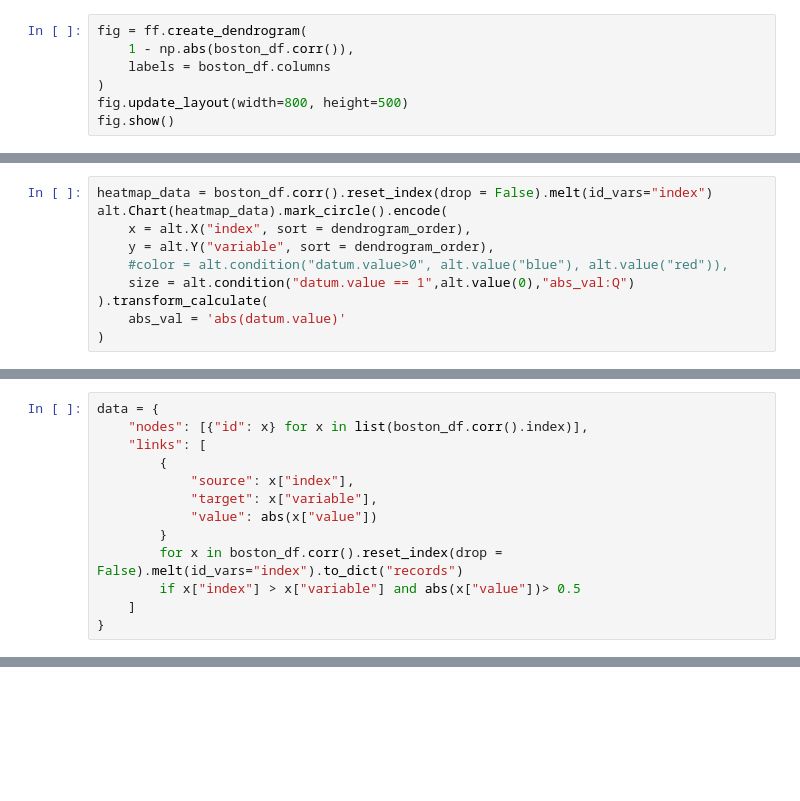
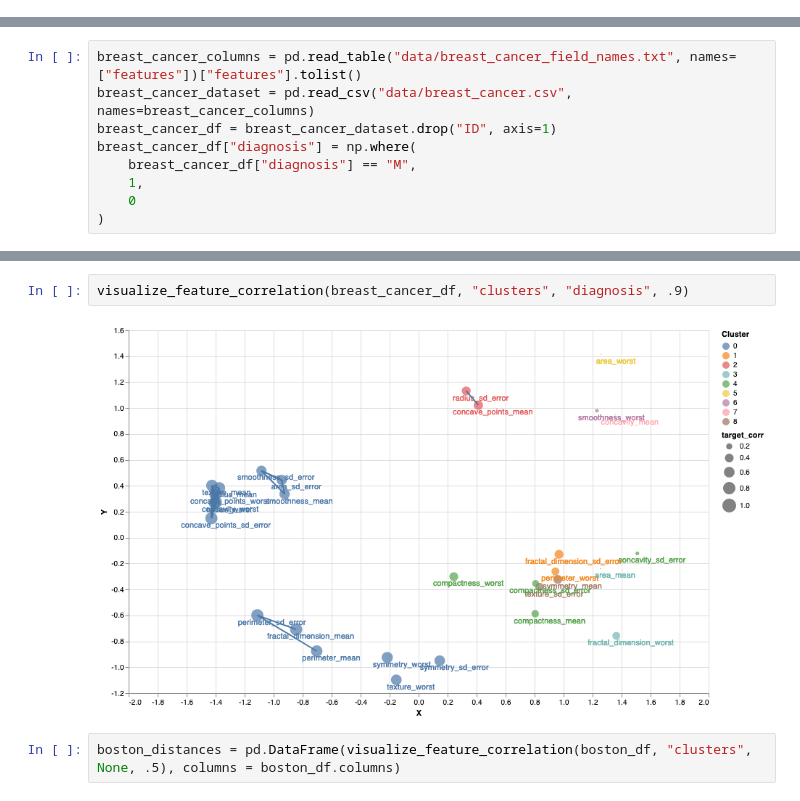
Before and after one commit to MattJBritton/ExquisiteCorrpse, a Jupyter notebook: notebook.ipynb, the cells around one changed output, grey strips where cells are left out. Saved outputs shown, nothing was run; the diff lists cells and outputs as text; blank space fills up the shorter version.

Commit message:
Function returning multiple correlation charts

```diff
--- a/notebook.ipynb
+++ b/notebook.ipynb
@@ -44,7 +22,0 @@ alt.Chart(boston_df).mark_circle().encode(
-# %%
-fig = ff.create_dendrogram(
-    1 - np.abs(boston_df.corr()),
-    labels = boston_df.columns
-)
-fig.update_layout(width=800, height=500)
-fig.show()
@@ -53,10 +22,0 @@ fig.show()
-# %%
-heatmap_data = boston_df.corr().reset_index(drop = False).melt(id_vars="index")
-alt.Chart(heatmap_data).mark_circle().encode(
-    x = alt.X("index", sort = dendrogram_order),
-    y = alt.Y("variable", sort = dendrogram_order),
-    #color = alt.condition("datum.value>0", alt.value("blue"), alt.value("red")),
-    size = alt.condition("datum.value == 1",alt.value(0),"abs_val:Q")
-).transform_calculate(
-    abs_val = 'abs(datum.value)'
-)
@@ -177,13 +34,0 @@ Javascript(d3_script.substitute(data=data))
-# %%
-data = {
-    "nodes": [{"id": x} for x in list(boston_df.corr().index)],
-    "links": [
-        {
-            "source": x["index"],
-            "target": x["variable"],
-            "value": abs(x["value"])
-        }
-        for x in boston_df.corr().reset_index(drop = False).melt(id_vars="index").to_dict("records")
-        if x["index"] > x["variable"] and abs(x["value"])> 0.5
-    ]
-}
@@ -189,0 +74,9 @@ data = {
+# %%
+breast_cancer_columns = pd.read_table("data/breast_cancer_field_names.txt", names=["features"])["features"].tolist()
+breast_cancer_dataset = pd.read_csv("data/breast_cancer.csv", names=breast_cancer_columns)
+breast_cancer_df = breast_cancer_dataset.drop("ID", axis=1)
+breast_cancer_df["diagnosis"] = np.where(
+    breast_cancer_df["diagnosis"] == "M",
+    1,
+    0
+)
@@ -189,0 +396,6 @@ data = {
+# %%
+visualize_feature_correlation(breast_cancer_df, "clusters", "diagnosis", .9)
+# %% [output]
+[figure, added]
+# %%
+boston_distances = pd.DataFrame(visualize_feature_correlation(boston_df, "clusters", None, .5), columns = boston_df.columns)
```
Also changed, not shown: parts of 20 cells of this notebook, 3 other files.
